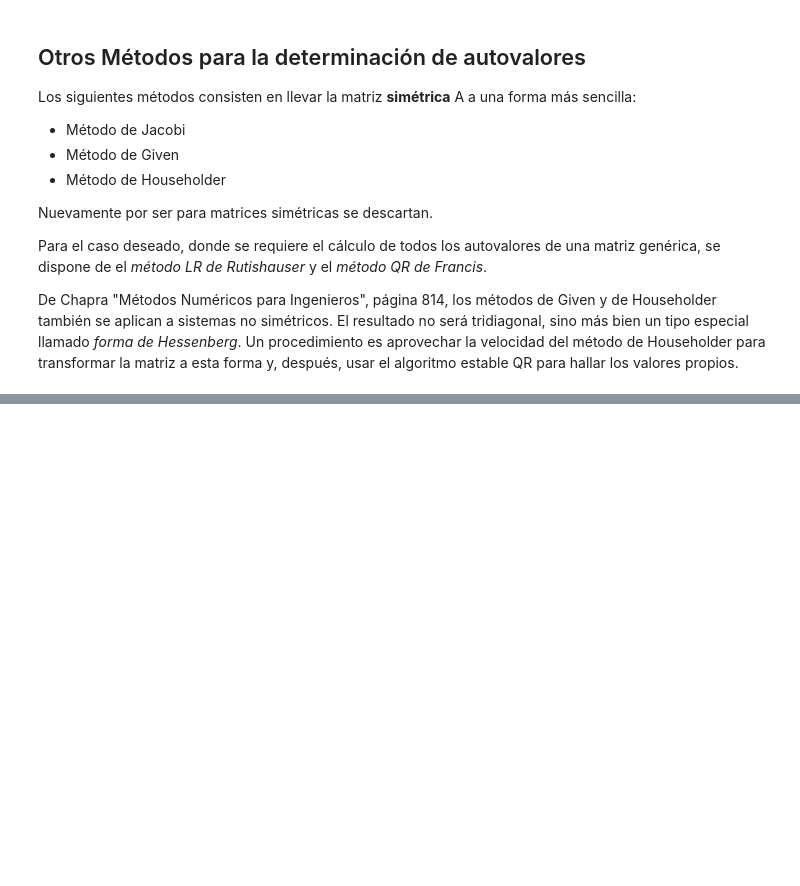
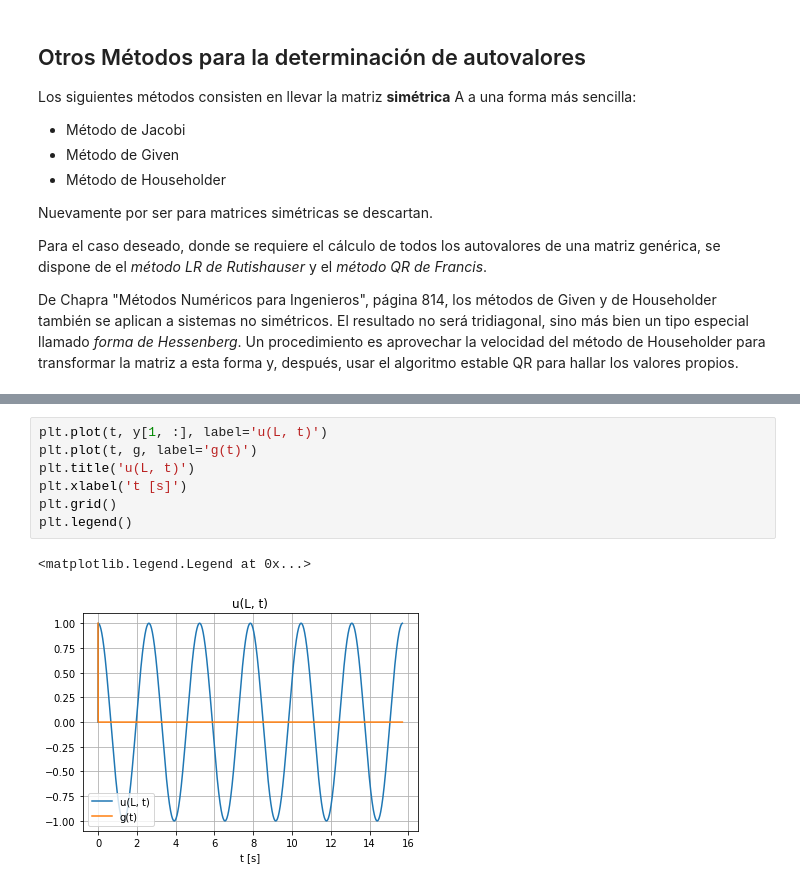
Before and after one commit to FernandezGFG/ModelosNumericos, a Jupyter notebook: main.ipynb, the cells around one changed output, grey strips where cells are left out. Saved outputs shown, nothing was run; the diff lists cells and outputs as text; blank space fills up the shorter version.

```diff
--- a/main.ipynb
+++ b/main.ipynb
@@ -269,0 +368,10 @@ De Chapra "Métodos Numéricos para Ingenieros", página 814, los métodos de Gi
+# %%
+plt.plot(t, y[1, :], label='u(L, t)')
+plt.plot(t, g, label='g(t)')
+plt.title('u(L, t)')
+plt.xlabel('t [s]')
+plt.grid()
+plt.legend()
+# %% [output]
+<matplotlib.legend.Legend at 0x...>
+[figure, added]
```
Also changed, not shown: parts of 25 cells of this notebook.
